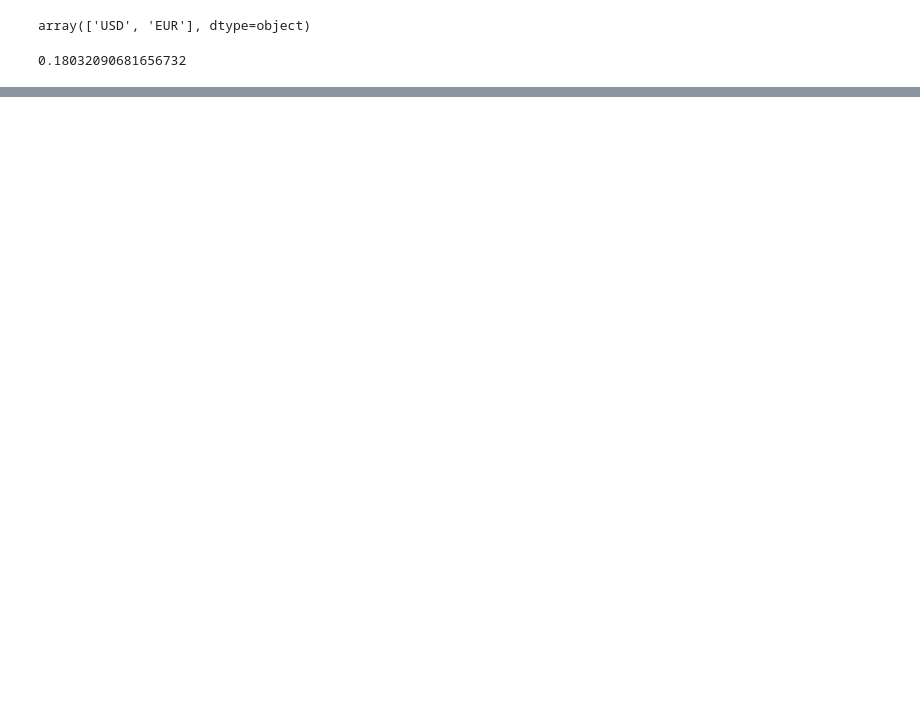
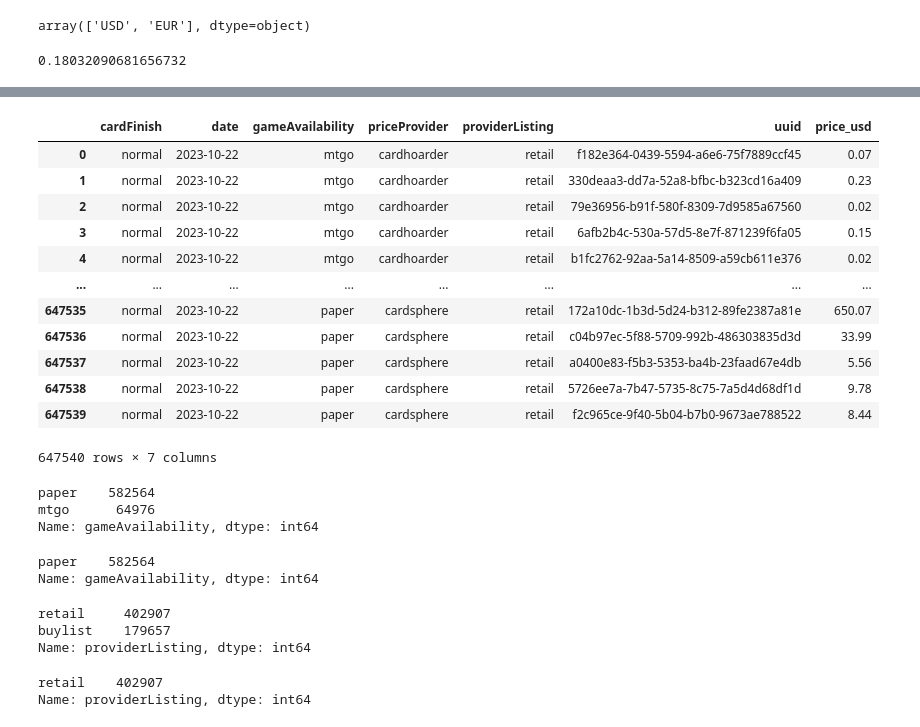
Before and after one commit to LouisHH0203/pet_projects, a Jupyter notebook: mtg_analysis.ipynb, the cells around one changed output, grey strips where cells are left out. Drawn from its saved outputs; the diff is of its cells as text; code cells hidden in the pictures; blank space fills up the shorter version.

```diff
--- a/mtg_analysis.ipynb
+++ b/mtg_analysis.ipynb
@@ -382,0 +386,51 @@ Username for 'https://github.com': ^C
+# %%
+conversion_rates = {
+    'EUR': 1.18
+}
+price_df['price_usd'] = price_df.apply(lambda row: row['price'] * conversion_rates[row['currency']]
+                                       if row['currency'] == 'EUR' else row['price'], axis=1)
+# %%
+# Price df where all prices are USD
+price_df.drop(columns=['currency', 'price'])
+# %% [output]
+|  | cardFinish | date | gameAvailability | priceProvider | providerListing | uuid | price_usd |
+| 0 | normal | 2023-10-22 | mtgo | cardhoarder | retail | f182e364-0439-5594-a6e6-75f7889ccf45 | 0.07 |
+| 1 | normal | 2023-10-22 | mtgo | cardhoarder | retail | 330deaa3-dd7a-52a8-bfbc-b323cd16a409 | 0.23 |
+| 2 | normal | 2023-10-22 | mtgo | cardhoarder | retail | 79e36956-b91f-580f-8309-7d9585a67560 | 0.02 |
+| 3 | normal | 2023-10-22 | mtgo | cardhoarder | retail | 6afb2b4c-530a-57d5-8e7f-871239f6fa05 | 0.15 |
+| 4 | normal | 2023-10-22 | mtgo | cardhoarder | retail | b1fc2762-92aa-5a14-8509-a59cb611e376 | 0.02 |
+| ... | ... | ... | ... | ... | ... | ... | ... |
+| 647535 | normal | 2023-10-22 | paper | cardsphere | retail | 172a10dc-1b3d-5d24-b312-89fe2387a81e | 650.07 |
+| 647536 | normal | 2023-10-22 | paper | cardsphere | retail | c04b97ec-5f88-5709-992b-486303835d3d | 33.99 |
+| 647537 | normal | 2023-10-22 | paper | cardsphere | retail | a0400e83-f5b3-5353-ba4b-23faad67e4db | 5.56 |
+| 647538 | normal | 2023-10-22 | paper | cardsphere | retail | 5726ee7a-7b47-5735-8c75-7a5d4d68df1d | 9.78 |
+| 647539 | normal | 2023-10-22 | paper | cardsphere | retail | f2c965ce-9f40-5b04-b7b0-9673ae788522 | 8.44 |
+647540 rows × 7 columns
+# %%
+# Find out all forms of availability
+price_df['gameAvailability'].value_counts()
+# %% [output]
+paper    582564
+mtgo      64976
+Name: gameAvailability, dtype: int64
+# %%
+# All I want are paper forms, remove all mtgo prices
+price_df = price_df[price_df['gameAvailability'] != 'mtgo']
+price_df['gameAvailability'].value_counts()
+# %% [output]
+paper    582564
+Name: gameAvailability, dtype: int64
+# %%
+# Query for all forms of listings
+price_df['providerListing'].value_counts()
+# %% [output]
+retail     402907
+buylist    179657
+Name: providerListing, dtype: int64
+# %%
+# Remove buylists as it may not be very helpful to base my predictions on predictions
+price_df = price_df[price_df['providerListing'] != 'buylist']
+price_df['providerListing'].value_counts()
+# %% [output]
+retail    402907
+Name: providerListing, dtype: int64
```
Also changed, not shown: parts of 18 cells of this notebook.
